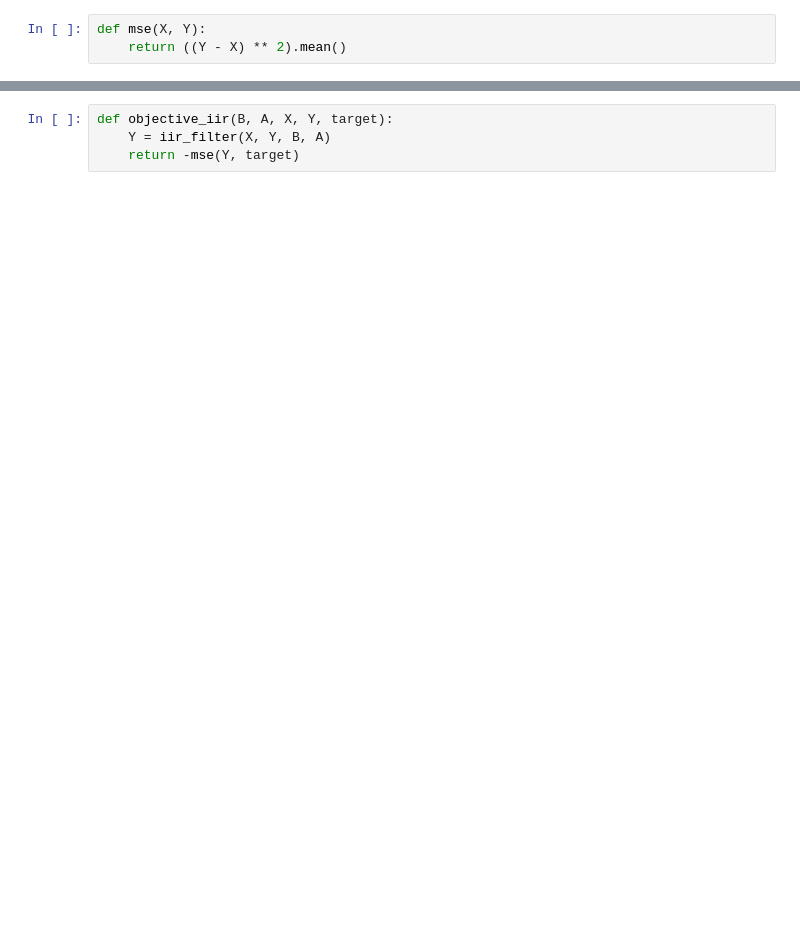
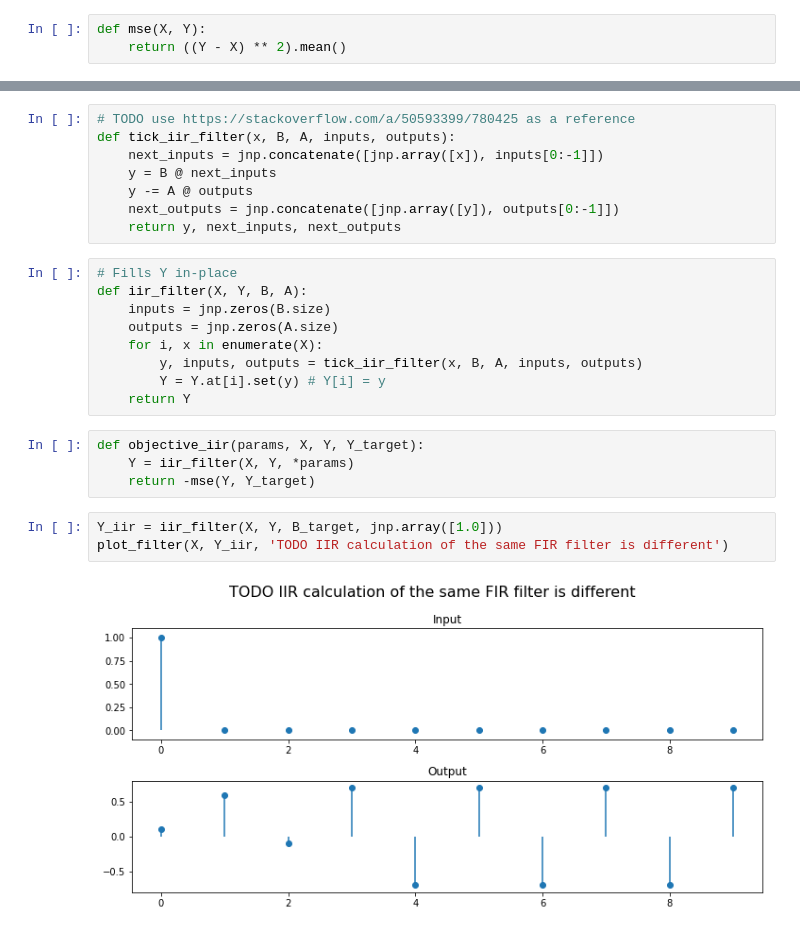
Before and after one commit to khiner/jaxdsp, a Jupyter notebook: jax_audio_experiments.ipynb, the cells around one changed output, grey strips where cells are left out. Drawn from its saved outputs; the diff is of its cells as text; blank space fills up the shorter version.

```diff
--- a/jax_audio_experiments.ipynb
+++ b/jax_audio_experiments.ipynb
@@ -68,7 +102,29 @@ def objective_fir(coefficients, X, Y, target):
+# %%
+# TODO use https://stackoverflow.com/a/50593399/780425 as a reference
+def tick_iir_filter(x, B, A, inputs, outputs):
+    next_inputs = jnp.concatenate([jnp.array([x]), inputs[0:-1]])
+    y = B @ next_inputs
+    y -= A @ outputs
+    next_outputs = jnp.concatenate([jnp.array([y]), outputs[0:-1]])
+    return y, next_inputs, next_outputs
+# %%
+# Fills Y in-place
+def iir_filter(X, Y, B, A):
+    inputs = jnp.zeros(B.size)
+    outputs = jnp.zeros(A.size)
+    for i, x in enumerate(X):
+        y, inputs, outputs = tick_iir_filter(x, B, A, inputs, outputs)
+        Y = Y.at[i].set(y) # Y[i] = y
+    return Y
 # %%
-def objective_iir(B, A, X, Y, target):
-    Y = iir_filter(X, Y, B, A)
-    return -mse(Y, target)
+def objective_iir(params, X, Y, Y_target):
+    Y = iir_filter(X, Y, *params)
+    return -mse(Y, Y_target)
+# %%
+Y_iir = iir_filter(X, Y, B_target, jnp.array([1.0]))
+plot_filter(X, Y_iir, 'TODO IIR calculation of the same FIR filter is different')
+# %% [output]
+[figure, added]
 # %%
 X = jnp.concatenate([jnp.array([1]), jnp.zeros(9)])
 Y = jnp.zeros(X.size)
```
Also changed, not shown: parts of 27 cells of this notebook.
